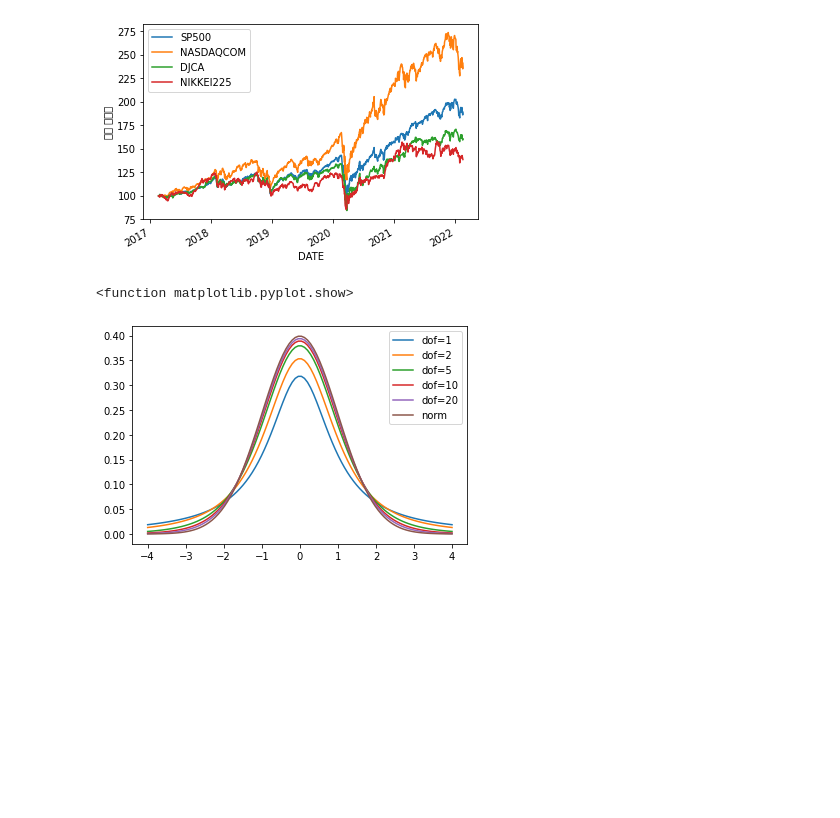
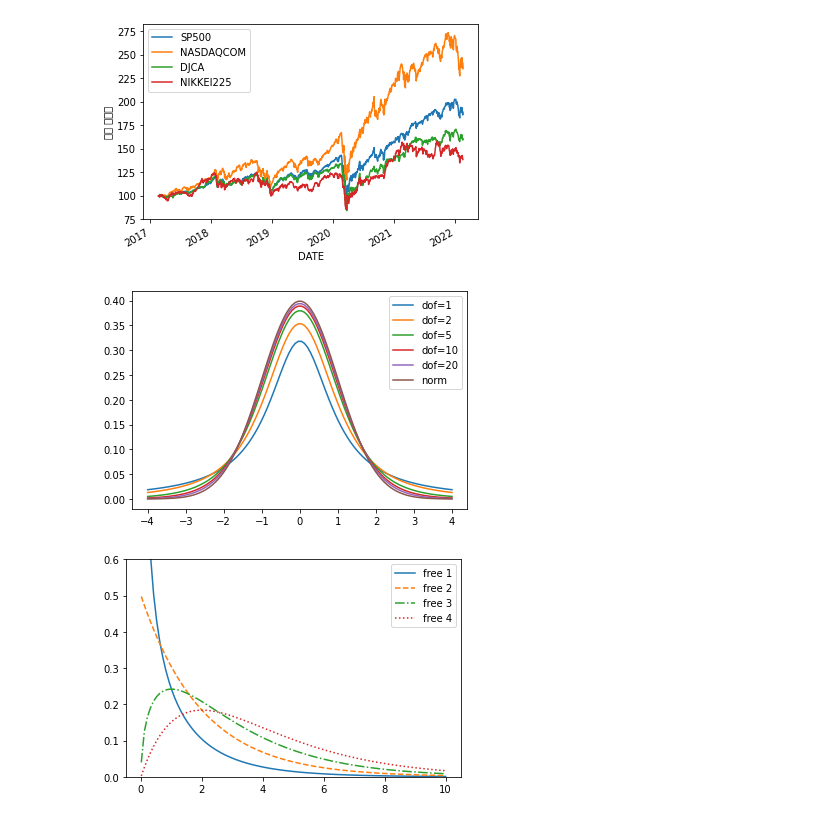
Before and after one commit to chi-hun/datascienceschool, a Jupyter notebook: datascienceschool.ipynb, the cells around one changed output. Cells and saved outputs as stored; diff of their text form; code cells hidden in the pictures; blank space fills up the shorter version.

```diff
--- a/datascienceschool.ipynb
+++ b/datascienceschool.ipynb
@@ -70,7 +70,22 @@ for df in [1,2,5,10,20]:
   plt.plot(xx, rv.pdf(xx), label=("dof=%d" % df))
 plt.plot(xx, sp.stats.norm.pdf(xx), label='norm')
 plt.legend()
-plt.show
+plt.show()
 # %% [output]
-<function matplotlib.pyplot.show>
 [figure]
+# %%
+import numpy as np
+import scipy as sp
+import scipy.stats
+import matplotlib.pyplot as plt
+xx = np.linspace(0.01, 10, 100)
+dfs = np.arange(1,5)
+lss = ['-','--','-.',':']
+for df, ls in zip(dfs, lss):
+  rv = sp.stats.chi2(df=df)
+  plt.plot(xx, rv.pdf(xx), ls=ls, label = f'free {df}')
+plt.legend()
+plt.ylim(0, 0.6)
+plt.show()
+# %% [output]
+[figure, added]
```
Also changed, not shown: parts of 12 cells of this notebook.
